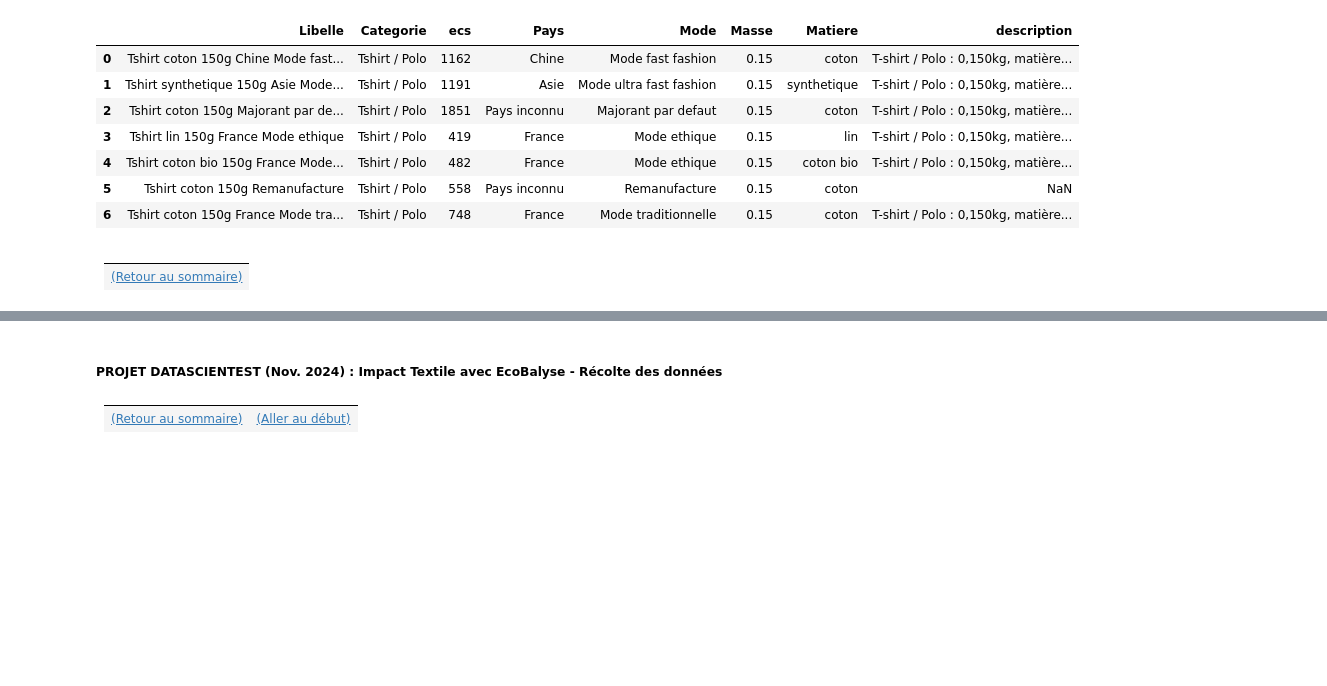
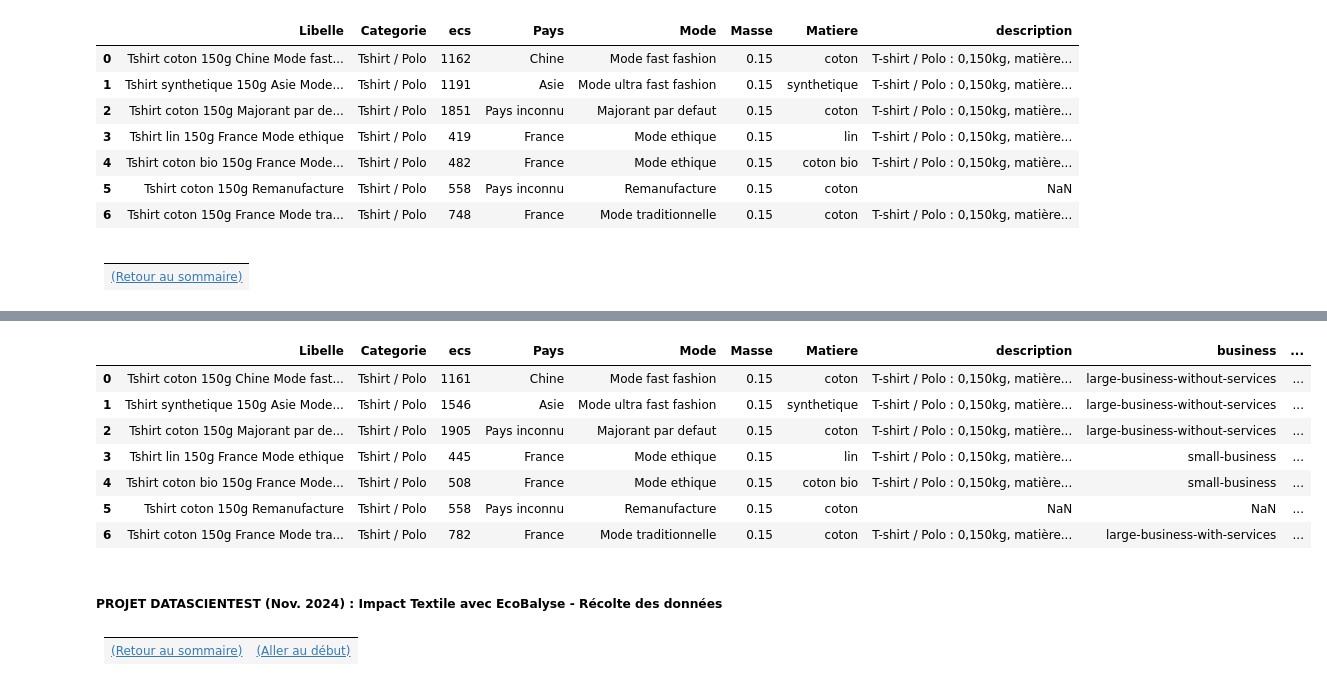
Before and after one commit to dte-thierry/prj_ECOBALYSE, a Jupyter notebook: notebooks/PRJ-ECOBALYSE-01-WEB_SCRAPING1_v0-20.ipynb, the cells around one changed output, grey strips where cells are left out. Saved outputs shown, nothing was run; the diff lists cells and outputs as text; code cells hidden in the pictures; blank space fills up the shorter version.

Commit message:
extract3_details commit

```diff
--- a/notebooks/PRJ-ECOBALYSE-01-WEB_SCRAPING1_v0-20.ipynb
+++ b/notebooks/PRJ-ECOBALYSE-01-WEB_SCRAPING1_v0-20.ipynb
@@ -869,0 +1176,34 @@ def get_description_datas(df, params_dir, api_token, json_output_path):
+# %%
+def get_complements_impacts(df_initial, df_complementsImpacts, data):
+    """
+    Met à jour un DataFrame avec les impacts environnementaux complémentaires des textiles.
+
+    Cette fonction calcule le total des impacts environnementaux complémentaires à partir des données fournies,
+    et met à jour le DataFrame initial avec cette information.
+
+    Paramètres :
+    -----------
+    df_initial : pandas.DataFrame
+        Le DataFrame initial à mettre à jour avec les impacts environnementaux complémentaires.
+
+    df_complementsImpacts : pandas.DataFrame
+        Le DataFrame contenant les valeurs des impacts environnementaux complémentaires.
+
+    data : dict
+        Les données contenant les informations de base des textiles.
+
+    Retour :
+    --------
+    pandas.DataFrame
+        Le DataFrame mis à jour avec les impacts environnementaux complémentaires.
+    """
+
+    # - Total des impacts complémentaires
+    total_complementsImpacts = df_complementsImpacts['Valeur'].sum()
+    ecs_complementsImpacts_info = round(total_complementsImpacts / 1.0, 2)
+    # print('ecs_complementsImpacts : ' + str(ecs_complementsImpacts_info))
+
+    # Ajout de la colonne ecs_complementsImpacts
+    df_initial.loc[df_initial['Libelle'].str.contains(data['libelle']), 'ecs_complementsImpacts'] = ecs_complementsImpacts_info
+
+    return df_initial
@@ -951,0 +1611,6 @@ df_updated1.head(7)
+# %%
+# Calculer les impacts détaillés des différents textiles via : get_details_datas()
+params_dir = 'data'
+api_token = "ed698f8f-e961-44a6-b9fa-dfaf3cf462ef"
+json_output_path = 'data/PRJ-ECOBALYSE-01-WEB_SCRAPING1_temp1.json'
+df_updated2 = get_details_datas(df_updated1, params_dir, api_token, json_output_path)
@@ -952,3 +1635,14 @@ df_updated1.head(7)
+# %%
+df_updated2.head(7)
+# %% [output]
+|  | Libelle | Categorie | ecs | Pays | Mode | Masse | Matiere | description | business | ... |
+| 0 | Tshirt coton 150g Chine Mode fast... | Tshirt / Polo | 1161 | Chine | Mode fast fashion | 0.15 | coton | T-shirt / Polo : 0,150kg, matière... | large-business-without-services | ... |
+| 1 | Tshirt synthetique 150g Asie Mode... | Tshirt / Polo | 1546 | Asie | Mode ultra fast fashion | 0.15 | synthetique | T-shirt / Polo : 0,150kg, matière... | large-business-without-services | ... |
+| 2 | Tshirt coton 150g Majorant par de... | Tshirt / Polo | 1905 | Pays inconnu | Majorant par defaut | 0.15 | coton | T-shirt / Polo : 0,150kg, matière... | large-business-without-services | ... |
+| 3 | Tshirt lin 150g France Mode ethique | Tshirt / Polo | 445 | France | Mode ethique | 0.15 | lin | T-shirt / Polo : 0,150kg, matière... | small-business | ... |
+| 4 | Tshirt coton bio 150g France Mode... | Tshirt / Polo | 508 | France | Mode ethique | 0.15 | coton bio | T-shirt / Polo : 0,150kg, matière... | small-business | ... |
+| 5 | Tshirt coton 150g Remanufacture | Tshirt / Polo | 558 | Pays inconnu | Remanufacture | 0.15 | coton | NaN | NaN | ... |
+| 6 | Tshirt coton 150g France Mode tra... | Tshirt / Polo | 782 | France | Mode traditionnelle | 0.15 | coton | T-shirt / Polo : 0,150kg, matière... | large-business-with-services | ... |
 # %% [markdown]
 <a name="anchorDown" />
 
```
Also changed, not shown: parts of 42 cells of this notebook, 9 other files.
